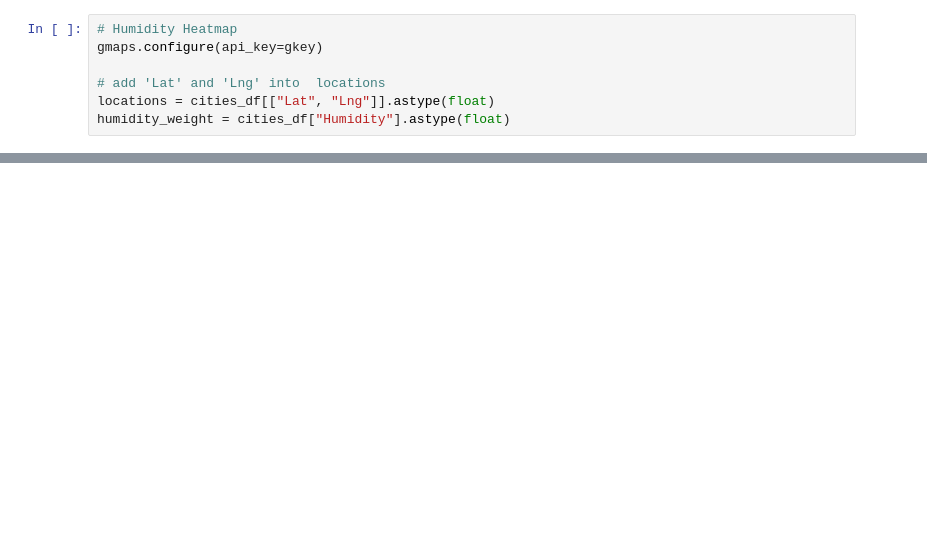
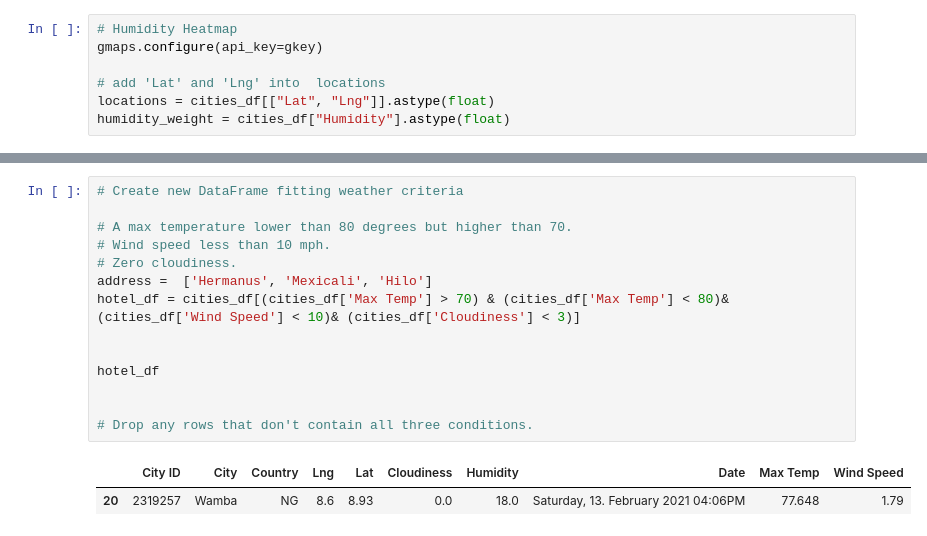
Before and after one commit to TinaKuo77/Python_API-Challenging, a Jupyter notebook: VacationPy/VacationPy.ipynb, the cells around one changed output, grey strips where cells are left out. Cells and saved outputs as stored; diff of their text form; blank space fills up the shorter version.

Commit message:
What's the Weather Like?

```diff
--- a/VacationPy/VacationPy.ipynb
+++ b/VacationPy/VacationPy.ipynb
@@ -43,0 +44,17 @@ AttributeError: 'Figure' object has no attribute 'savefig'
+# %%
+# Create new DataFrame fitting weather criteria
+
+# A max temperature lower than 80 degrees but higher than 70.
+# Wind speed less than 10 mph.
+# Zero cloudiness.
+address =  ['Hermanus', 'Mexicali', 'Hilo']
+hotel_df = cities_df[(cities_df['Max Temp'] > 70) & (cities_df['Max Temp'] < 80)& (cities_df['Wind Speed'] < 10)& (cities_df['Cloudiness'] < 3)]
+
+
+hotel_df
+
+
+# Drop any rows that don't contain all three conditions.
+# %% [output]
+|  | City ID | City | Country | Lng | Lat | Cloudiness | Humidity | Date | Max Temp | Wind Speed |
+| 20 | 2319257 | Wamba | NG | 8.6 | 8.93 | 0.0 | 18.0 | Saturday, 13. February 2021 04:06PM | 77.648 | 1.79 |
```
Also changed, not shown: parts of 3 cells of this notebook.
